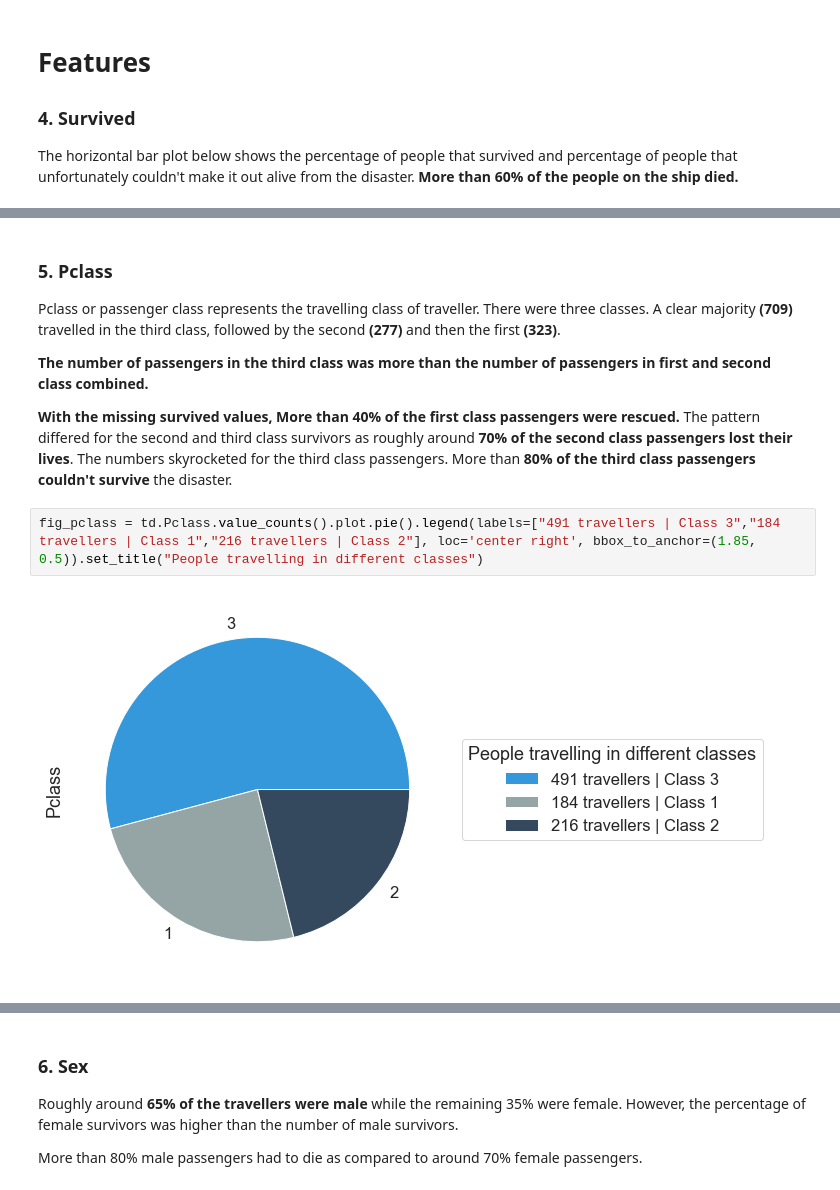
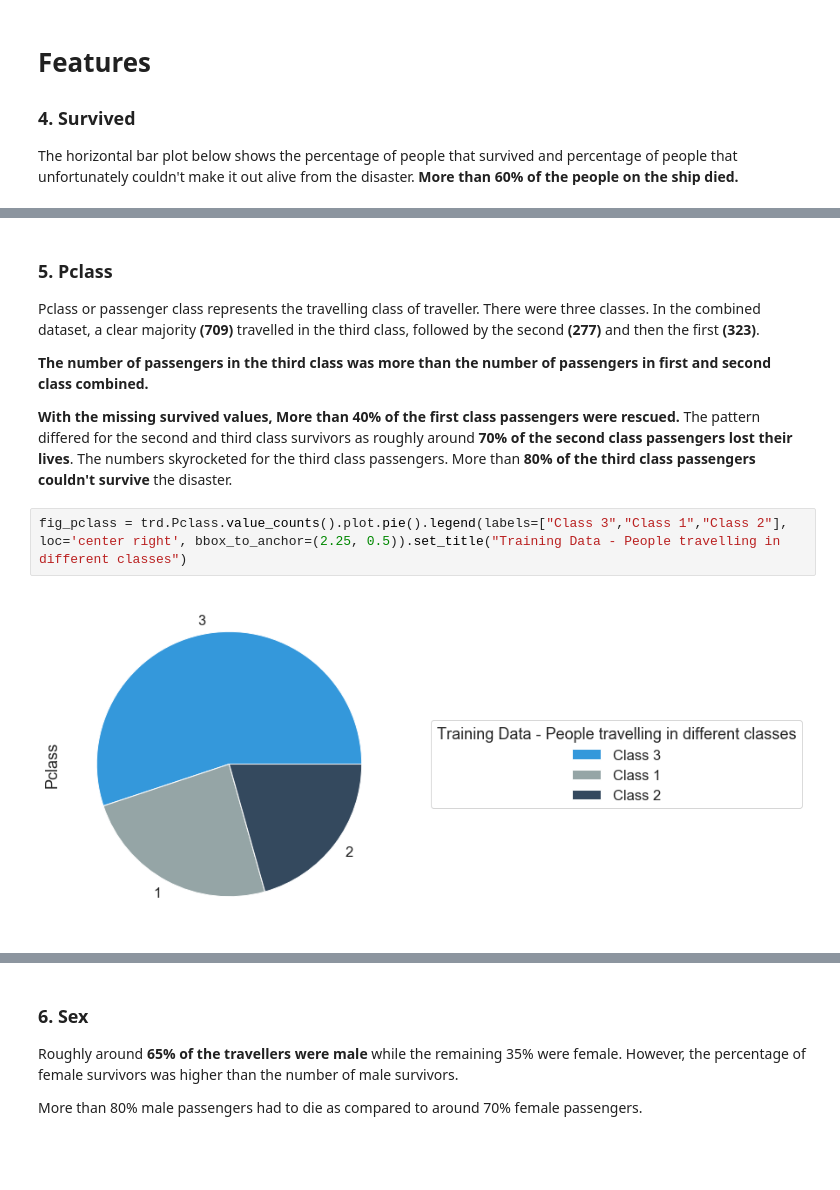
Before and after one commit to sumitmukhija/Titanic, a Jupyter notebook: Tip of the Iceberg.ipynb, the cells around one changed output, grey strips where cells are left out. Drawn from its saved outputs; the diff is of its cells as text; blank space fills up the shorter version.

```diff
--- a/Tip of the Iceberg.ipynb
+++ b/Tip of the Iceberg.ipynb
@@ -172,13 +170,13 @@ Text(0.5, 1.0, 'Percentage of people survived and Deceased')
 # %% [markdown]
 ### 5. Pclass ###
 
-Pclass or passenger class represents the travelling class of traveller. There were three classes. A clear majority **(709)** travelled in the third class, followed by the second **(277)** and then the first **(323)**.
+Pclass or passenger class represents the travelling class of traveller. There were three classes. In the combined dataset, a clear majority **(709)** travelled in the third class, followed by the second **(277)** and then the first **(323)**.
 
 **The number of passengers in the third class was more than the number of passengers in first and second class combined.**
 
 **With the missing survived values, More than 40% of the first class passengers were rescued.** The pattern differed for the second and third class survivors as roughly around **70% of the second class passengers lost their lives**. The numbers skyrocketed for the third class passengers. More than **80% of the third class passengers couldn't survive** the disaster.
 # %%
-fig_pclass = td.Pclass.value_counts().plot.pie().legend(labels=["491 travellers | Class 3","184 travellers | Class 1","216 travellers | Class 2"], loc='center right', bbox_to_anchor=(1.85, 0.5)).set_title("People travelling in different classes")
+fig_pclass = trd.Pclass.value_counts().plot.pie().legend(labels=["Class 3","Class 1","Class 2"], loc='center right', bbox_to_anchor=(2.25, 0.5)).set_title("Training Data - People travelling in different classes")
 # %% [output]
-[figure, old version]
+[figure, new version]
 # %%
```
Also changed, not shown: parts of 28 cells of this notebook.
